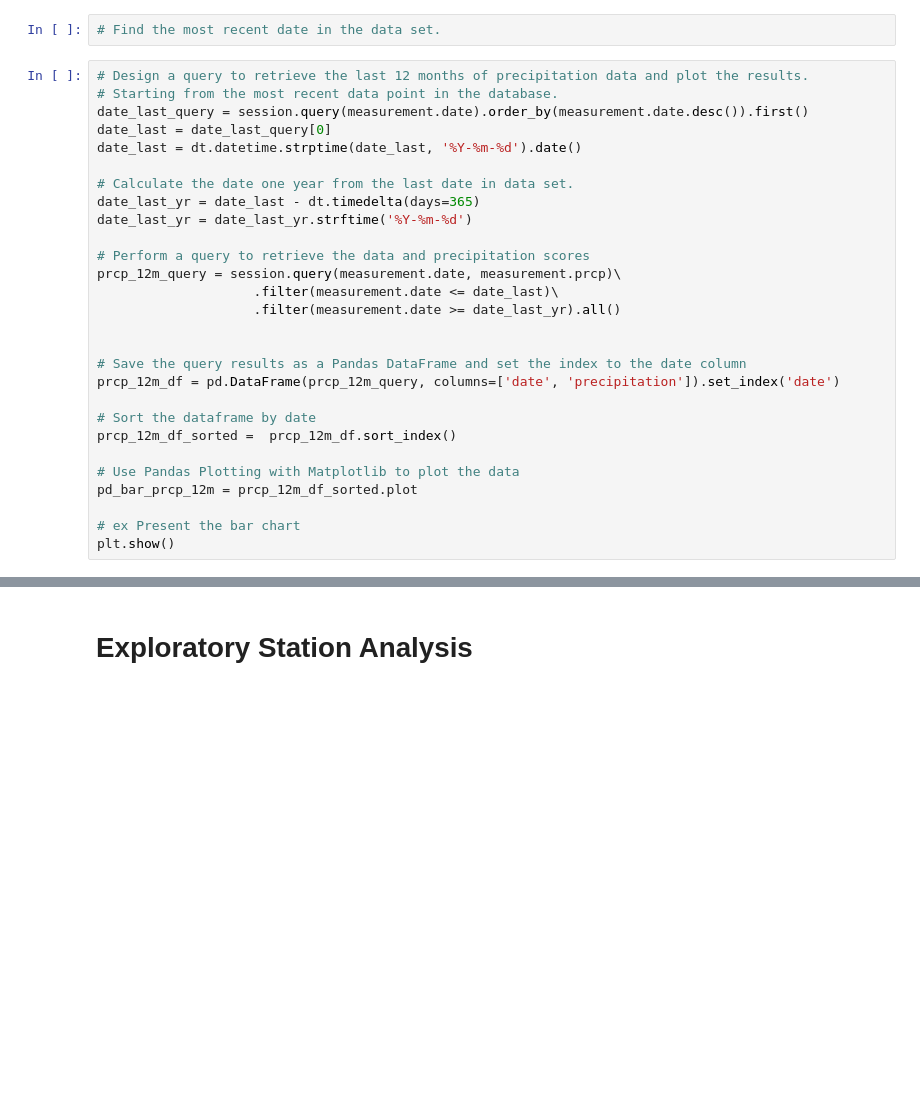
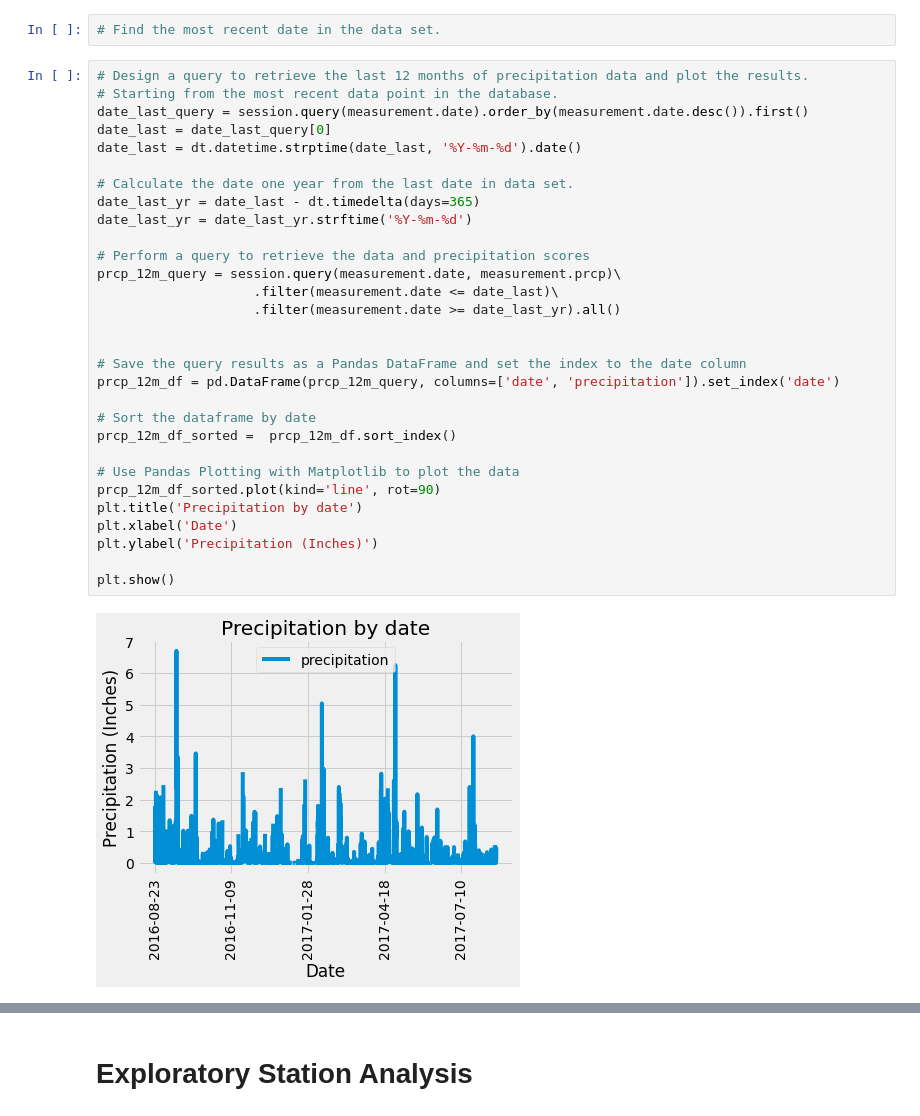
Before and after one commit to 2Delta/sqlalchemy-challenge, a Jupyter notebook: climate_starter.ipynb, the cells around one changed output, grey strips where cells are left out. Saved outputs shown, nothing was run; the diff lists cells and outputs as text; blank space fills up the shorter version.

```diff
--- a/climate_starter.ipynb
+++ b/climate_starter.ipynb
@@ -43,30 +43,34 @@ session = Session(engine)
 # %%
 # Design a query to retrieve the last 12 months of precipitation data and plot the results.
 # Starting from the most recent data point in the database.
 date_last_query = session.query(measurement.date).order_by(measurement.date.desc()).first()
 date_last = date_last_query[0]
 date_last = dt.datetime.strptime(date_last, '%Y-%m-%d').date()
 
 # Calculate the date one year from the last date in data set.
 date_last_yr = date_last - dt.timedelta(days=365)
 date_last_yr = date_last_yr.strftime('%Y-%m-%d')
 
 # Perform a query to retrieve the data and precipitation scores
 prcp_12m_query = session.query(measurement.date, measurement.prcp)\
                     .filter(measurement.date <= date_last)\
                     .filter(measurement.date >= date_last_yr).all()
 
 
 # Save the query results as a Pandas DataFrame and set the index to the date column
 prcp_12m_df = pd.DataFrame(prcp_12m_query, columns=['date', 'precipitation']).set_index('date')
 
 # Sort the dataframe by date
 prcp_12m_df_sorted =  prcp_12m_df.sort_index()
 
 # Use Pandas Plotting with Matplotlib to plot the data
-pd_bar_prcp_12m = prcp_12m_df_sorted.plot
+prcp_12m_df_sorted.plot(kind='line', rot=90)
+plt.title('Precipitation by date')
+plt.xlabel('Date')
+plt.ylabel('Precipitation (Inches)')
 
-# ex Present the bar chart
 plt.show()
+# %% [output]
+[figure, added]
 # %%
 # Use Pandas to calcualte the summary statistics for the precipitation data
```
Also changed, not shown: parts of 5 cells of this notebook.
